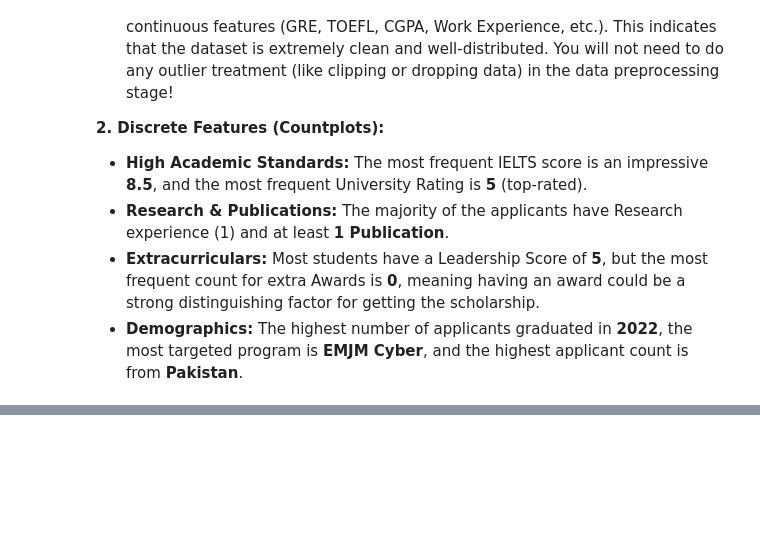
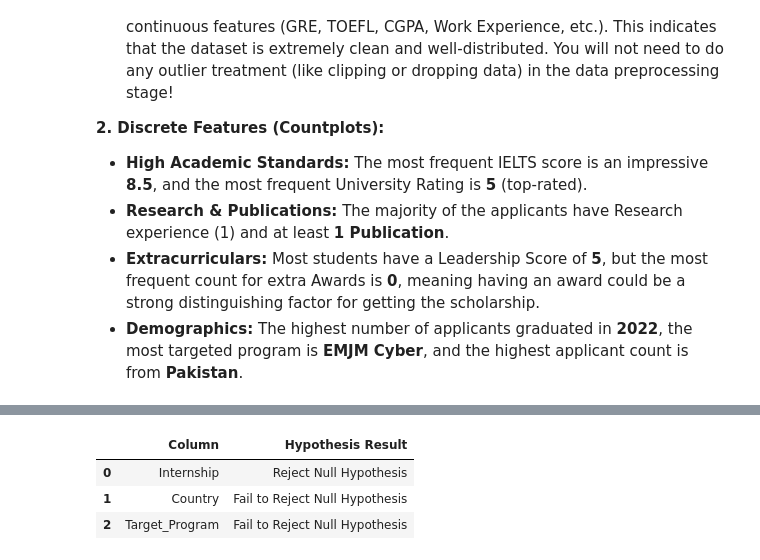
Before and after one commit to Shakib2002/Erasmus-Mundus-Scholarship-Possibilities-Prediction, a Jupyter notebook: notebook/1_EDA_Scholarship.ipynb, the cells around one changed output, grey strips where cells are left out. Drawn from its saved outputs; the diff is of its cells as text; code cells hidden in the pictures; blank space fills up the shorter version.

```diff
--- a/notebook/1_EDA_Scholarship.ipynb
+++ b/notebook/1_EDA_Scholarship.ipynb
@@ -229,0 +254,25 @@ plt.tight_layout()
+# %%
+from scipy.stats import chi2_contingency
+
+chi2_test = []
+
+
+cat_features_for_test = [f for f in categorical_features if f != 'Scholarship_Awarded']
+
+for feature in cat_features_for_test:
+
+    p_value = chi2_contingency(pd.crosstab(df['Scholarship_Awarded'], df[feature]))[1]
+
+    if p_value < 0.05:
+        chi2_test.append('Reject Null Hypothesis')
+    else:
+        chi2_test.append('Fail to Reject Null Hypothesis')
+
+result = pd.DataFrame(data=[cat_features_for_test, chi2_test]).T
+result.columns = ['Column', 'Hypothesis Result']
+result
+# %% [output]
+|  | Column | Hypothesis Result |
+| 0 | Internship | Reject Null Hypothesis |
+| 1 | Country | Fail to Reject Null Hypothesis |
+| 2 | Target_Program | Fail to Reject Null Hypothesis |
```
Also changed, not shown: parts of 4 cells of this notebook.
